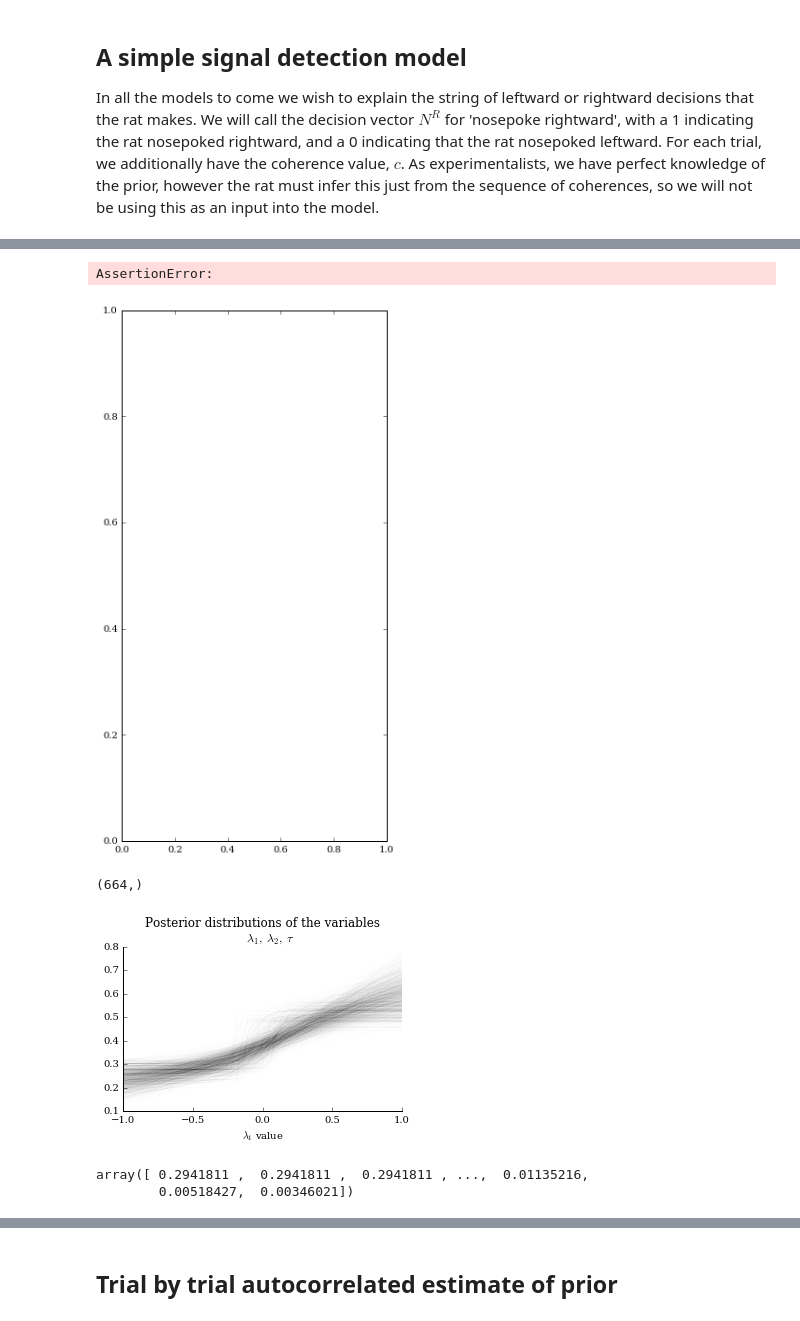
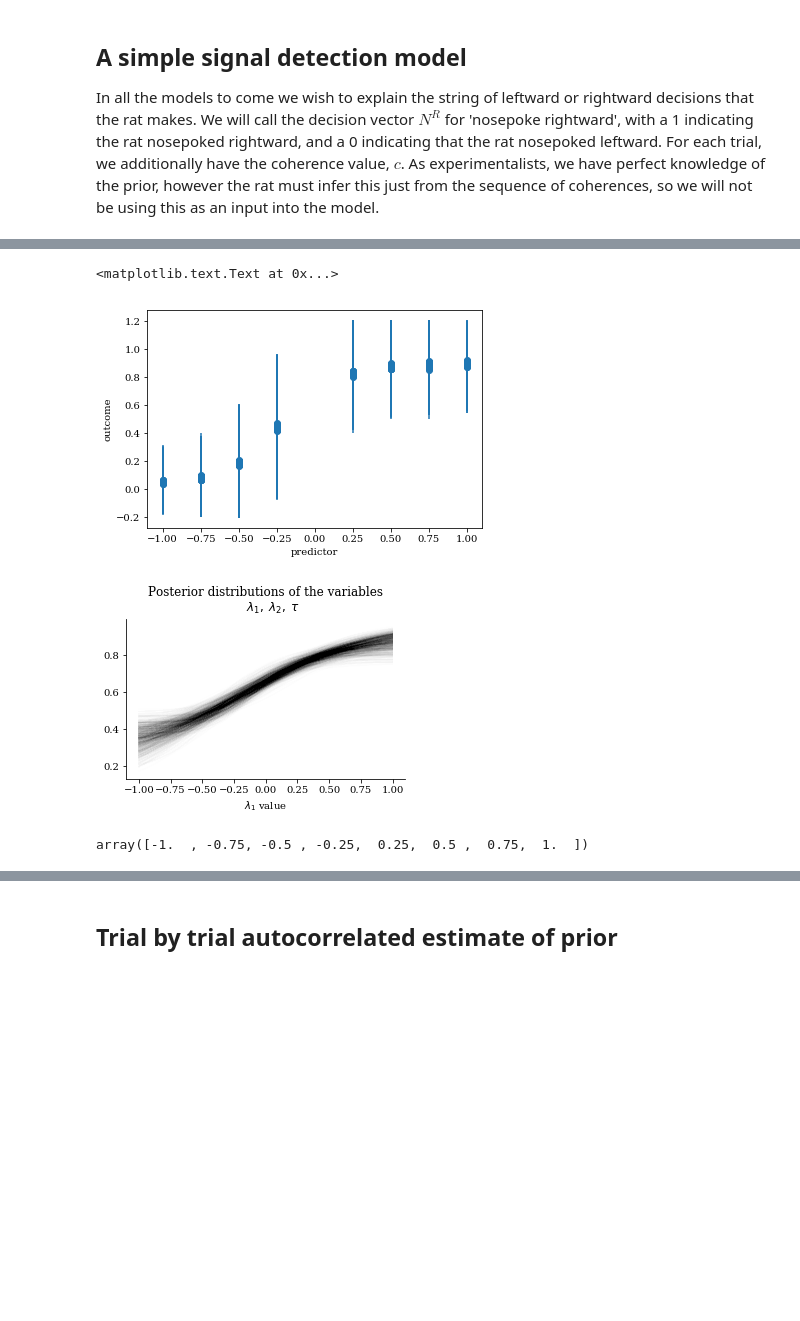
Before and after one commit to adamimos/RDK_analysis, a Jupyter notebook: PGMs for Behavior.ipynb, the cells around one changed output, grey strips where cells are left out. Saved outputs shown, nothing was run; the diff lists cells and outputs as text; code cells hidden in the pictures; blank space fills up the shorter version.

```diff
--- a/PGMs for Behavior.ipynb
+++ b/PGMs for Behavior.ipynb
@@ -87,6 +87,6 @@ pgm.render()
 # %%
-rat_name = 'miley0'
-data = load_RDK_data_from_mat_to_pandas('/home/adam/Documents/DATA/RDK/Behavior_1/Adam20170516/'+rat_name+'_session1.spd')
+rat_name = 'suze0'
+data = load_RDK_data_from_mat_to_pandas('./'+rat_name+'_session1.spd')
 data = pd.DataFrame.from_dict(data)
 data.index.name = 'trial'
 
@@ -97,7 +97,7 @@ with pm.Model() as model:
     y0 = pm.Uniform("y0",0,1)
     a = pm.Uniform("a",0,1-y0)
     T = pm.Uniform("T",-1,1)
-    b = pm.Uniform("b",-10,10)
+    b = pm.Uniform("b",-1,1)
 
     theta_ = y0 + a * theano.tensor.nnet.nnet.sigmoid(-(c-T)/b)
     theta = pm.Deterministic("theta",theta_)
@@ -110,18 +110,14 @@ with model:
 # %%
 ppc = pm.sample_ppc(trace, model=model, samples=1000)
 
-plt.errorbar(x=np.linspace(-1,1), y=np.asarray(ppc['NR']).mean(axis=0), yerr=np.asarray(ppc['NR']).std(axis=0), linestyle='', marker='o')
+plt.errorbar(x=c, y=np.asarray(ppc['NR']).mean(axis=0), yerr=np.asarray(ppc['NR']).std(axis=0), linestyle='', marker='o')
 #plt.plot(predictors_oos, outcomes_oos, 'o')
 #plt.ylim(-.05, 1.05)
 plt.xlabel('predictor')
 plt.ylabel('outcome')
 # %% [output]
-AssertionError:
+<matplotlib.text.Text at 0x...>
-[figure, old version]
+[figure, new version]
-# %%
-np.asarray(ppc['NR']).mean(axis=0).shape
-# %% [output]
-(664,)
 # %%
 T_traces = trace['T']
 a_traces = trace['a']
@@ -146,10 +142,8 @@ plt.xlabel("$\lambda_1$ value")
 
 simpleaxis(ax)
 # %% [output]
-[figure, old version]
+[figure, new version]
-# %%
-psych(y0_traces[1],a_traces[1],T_traces[1],b_traces[1],coherences)
-y0_traces
-# %% [output]
-array([ 0.2941811 ,  0.2941811 ,  0.2941811 , ...,  0.01135216,
-        0.00518427,  0.00346021])
+# %%
+np.unique(c)
+# %% [output]
+array([-1.  , -0.75, -0.5 , -0.25,  0.25,  0.5 ,  0.75,  1.  ])
```
Also changed, not shown: parts of 13 cells of this notebook, 7 other files.
